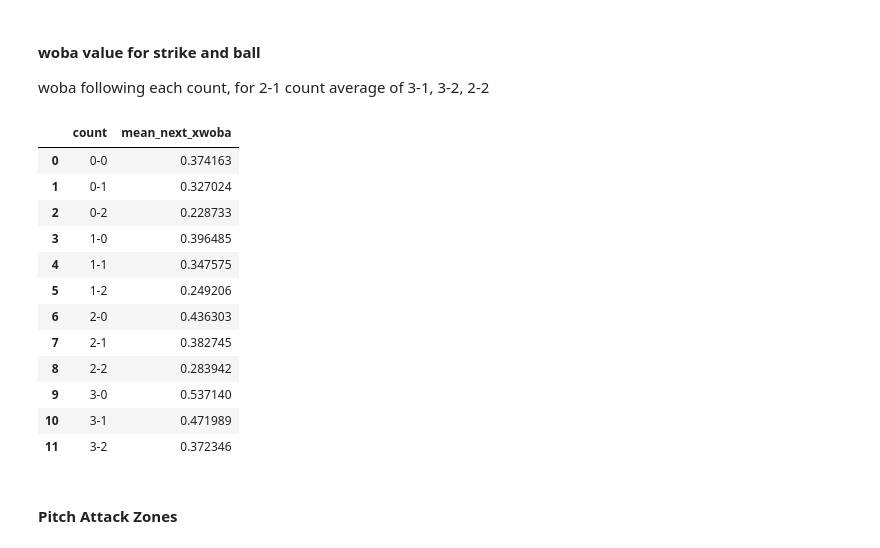
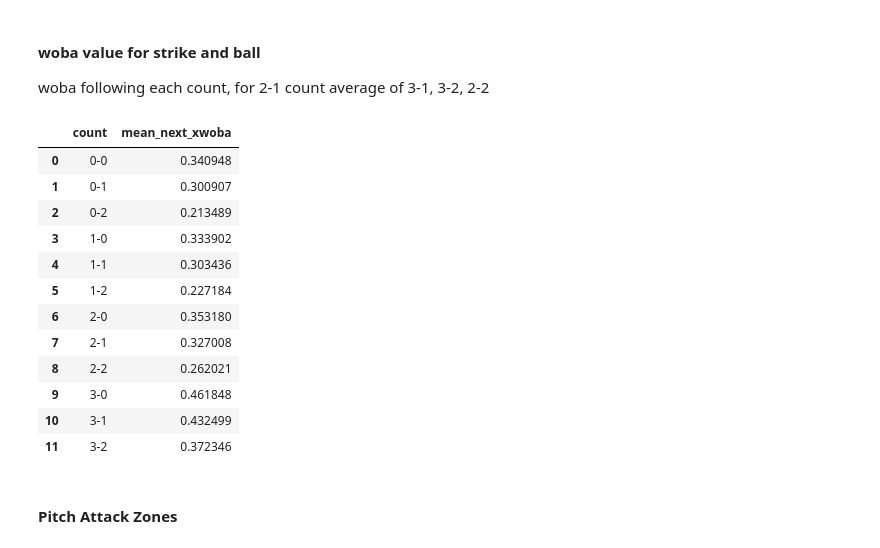
Before and after one commit to daltonlowery26/swing_decisons, a Jupyter notebook: analysis/woba_pitch_zone.ipynb, the cells around one changed output. Drawn from its saved outputs; the diff is of its cells as text; code cells hidden in the pictures.

```diff
--- a/analysis/woba_pitch_zone.ipynb
+++ b/analysis/woba_pitch_zone.ipynb
@@ -57,29 +67,39 @@ next_counts = {
     '3-2': ['3-2'],
 }
 
-# Calculate mean xwoba for each count
-mean_xwoba_by_count = df.groupby('count')['xwoba'].mean()
 
-# For each count, take the mean of the next counts' mean xwoba
-mean_next_xwoba = {}
-for count, nexts in next_counts.items():
-    values = [mean_xwoba_by_count[n] for n in nexts if n in mean_xwoba_by_count]
-    mean_next_xwoba[count] = np.mean(values) if values else np.nan
-
-# Convert to DataFrame for easier viewing
-mean_next_xwoba_df = pd.DataFrame(list(mean_next_xwoba.items()), columns=['count', 'mean_next_xwoba'])
-mean_next_xwoba_df
+mean_xwoba_by_count = df.groupby('count').agg(
+    xwoba=('xwoba', 'mean'),
+    amount=('count', 'size')
+).reset_index()
+mean_xwoba_by_count = mean_xwoba_by_count[mean_xwoba_by_count['amount'] > 100]
-# %% [output]
-|  | count | mean_next_xwoba |
-| 0 | 0-0 | 0.374163 |
-| 1 | 0-1 | 0.327024 |
-| 2 | 0-2 | 0.228733 |
-| 3 | 1-0 | 0.396485 |
-| 4 | 1-1 | 0.347575 |
-| 5 | 1-2 | 0.249206 |
-| 6 | 2-0 | 0.436303 |
-| 7 | 2-1 | 0.382745 |
-| 8 | 2-2 | 0.283942 |
-| 9 | 3-0 | 0.537140 |
-| 10 | 3-1 | 0.471989 |
-| 11 | 3-2 | 0.372346 |
+# %%
+# For each count, calculate the weighted mean of the next counts' xwoba using the 'amount' column as weights
+mean_next_xwoba = {}
+for count, nexts in next_counts.items():
+    values = [(mean_xwoba_by_count.loc[mean_xwoba_by_count['count'] == n, 'xwoba'].values[0],
+               mean_xwoba_by_count.loc[mean_xwoba_by_count['count'] == n, 'amount'].values[0])
+              for n in nexts if n in mean_xwoba_by_count['count'].values]
+    if values:
+        total_weight = sum(weight for _, weight in values)
+        mean_next_xwoba[count] = sum(xwoba * weight for xwoba, weight in values) / total_weight if total_weight > 0 else np.nan
+    else:
+        mean_next_xwoba[count] = np.nan
+
+# Convert to DataFrame for easier viewing
+mean_next_xwoba_df = pd.DataFrame(list(mean_next_xwoba.items()), columns=['count', 'mean_next_xwoba'])
+mean_next_xwoba_df
+# %% [output]
+|  | count | mean_next_xwoba |
+| 0 | 0-0 | 0.340948 |
+| 1 | 0-1 | 0.300907 |
+| 2 | 0-2 | 0.213489 |
+| 3 | 1-0 | 0.333902 |
+| 4 | 1-1 | 0.303436 |
+| 5 | 1-2 | 0.227184 |
+| 6 | 2-0 | 0.353180 |
+| 7 | 2-1 | 0.327008 |
+| 8 | 2-2 | 0.262021 |
+| 9 | 3-0 | 0.461848 |
+| 10 | 3-1 | 0.432499 |
+| 11 | 3-2 | 0.372346 |
```
Also changed, not shown: parts of 18 cells of this notebook, 2 other files.
